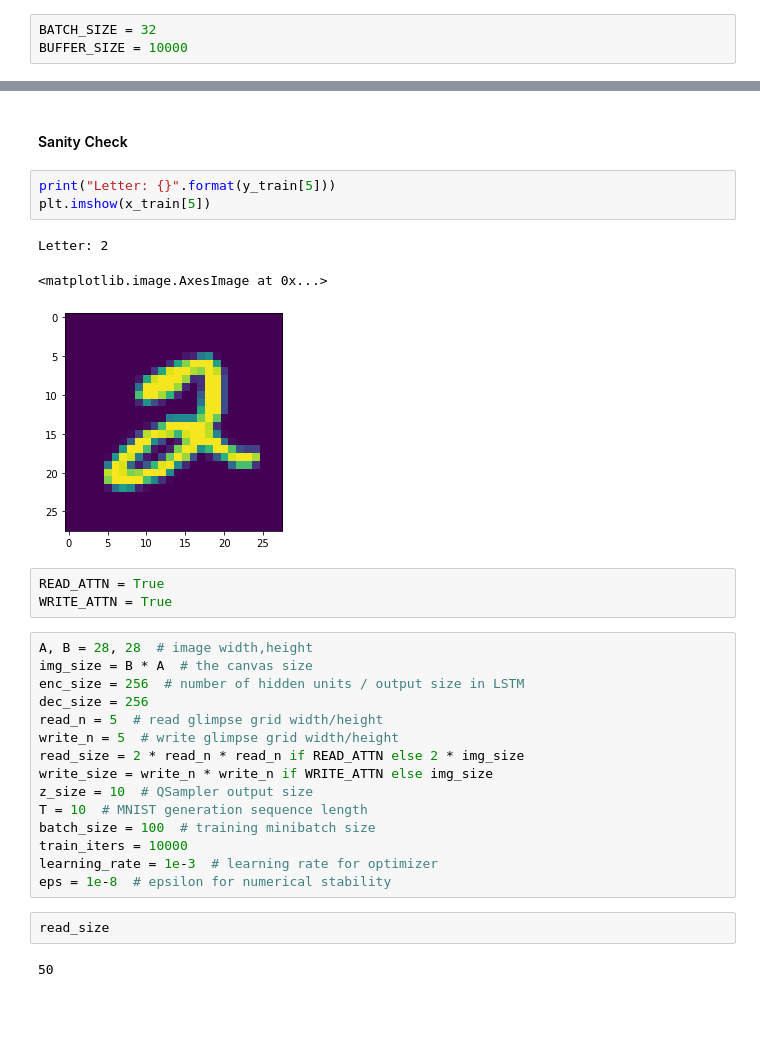
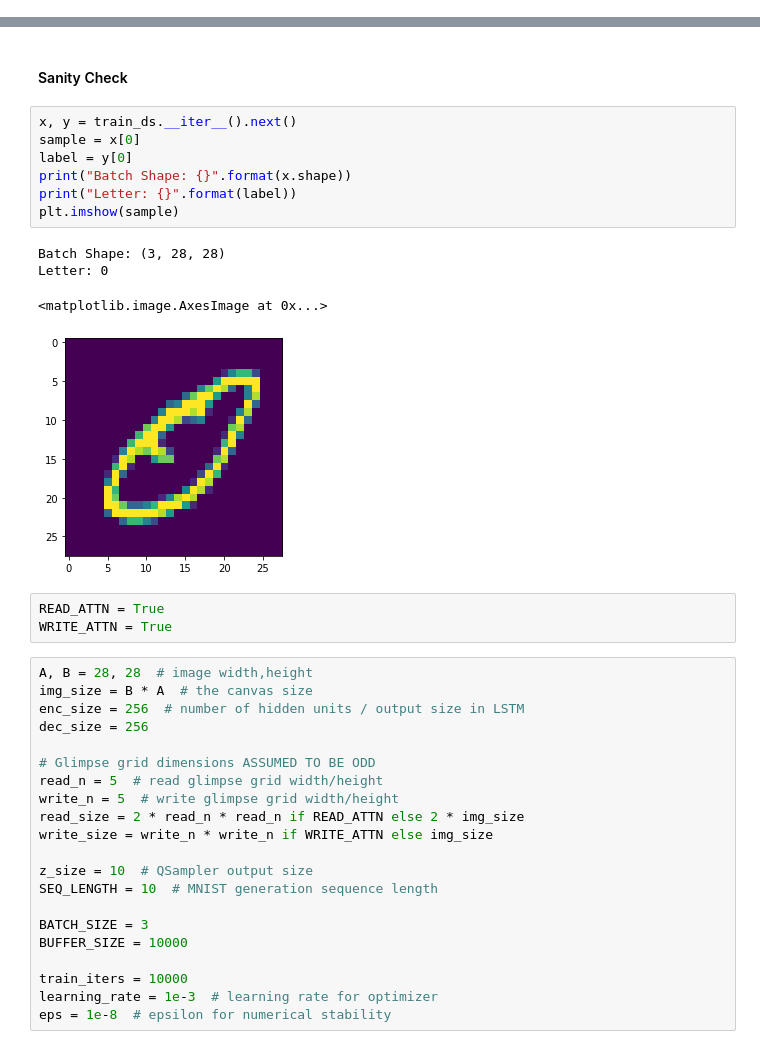
Before and after one commit to goodmattg/gqn, a Jupyter notebook: notebooks/DRAW MNIST.ipynb, the cells around one changed output, grey strips where cells are left out. Drawn from its saved outputs; the diff is of its cells as text; blank space fills up the shorter version.

```diff
--- a/notebooks/DRAW MNIST.ipynb
+++ b/notebooks/DRAW MNIST.ipynb
@@ -5,7 +6,4 @@ import os
 mnist = tf.keras.datasets.mnist
-# %%
-BATCH_SIZE = 32
-BUFFER_SIZE = 10000
 # %%
 data_dir = "../data/mnist"
 (x_train, y_train), (x_test, y_test) = mnist.load_data()
@@ -20,12 +15,17 @@ AttributeError: 'BatchDataset' object has no attribute '__iterator__'
 # %% [markdown]
 #### Sanity Check
-# %%
-print("Letter: {}".format(y_train[5]))
-plt.imshow(x_train[5])
-# %% [output]
-Letter: 2
-<matplotlib.image.AxesImage at 0x...>
-[figure, removed]
+# %%
+x, y = train_ds.__iter__().next()
+sample = x[0]
+label = y[0]
+print("Batch Shape: {}".format(x.shape))
+print("Letter: {}".format(label))
+plt.imshow(sample)
+# %% [output]
+Batch Shape: (3, 28, 28)
+Letter: 0
+<matplotlib.image.AxesImage at 0x...>
+[figure, added]
 # %%
 READ_ATTN = True
 WRITE_ATTN = True
@@ -34,17 +34,19 @@ A, B = 28, 28  # image width,height
 img_size = B * A  # the canvas size
 enc_size = 256  # number of hidden units / output size in LSTM
 dec_size = 256
+
+# Glimpse grid dimensions ASSUMED TO BE ODD
 read_n = 5  # read glimpse grid width/height
 write_n = 5  # write glimpse grid width/height
 read_size = 2 * read_n * read_n if READ_ATTN else 2 * img_size
 write_size = write_n * write_n if WRITE_ATTN else img_size
+
 z_size = 10  # QSampler output size
-T = 10  # MNIST generation sequence length
-batch_size = 100  # training minibatch size
+SEQ_LENGTH = 10  # MNIST generation sequence length
+
+BATCH_SIZE = 3
+BUFFER_SIZE = 10000
+
 train_iters = 10000
 learning_rate = 1e-3  # learning rate for optimizer
 eps = 1e-8  # epsilon for numerical stability
-# %%
-read_size
-# %% [output]
-50
```
Also changed, not shown: parts of 11 cells of this notebook.
